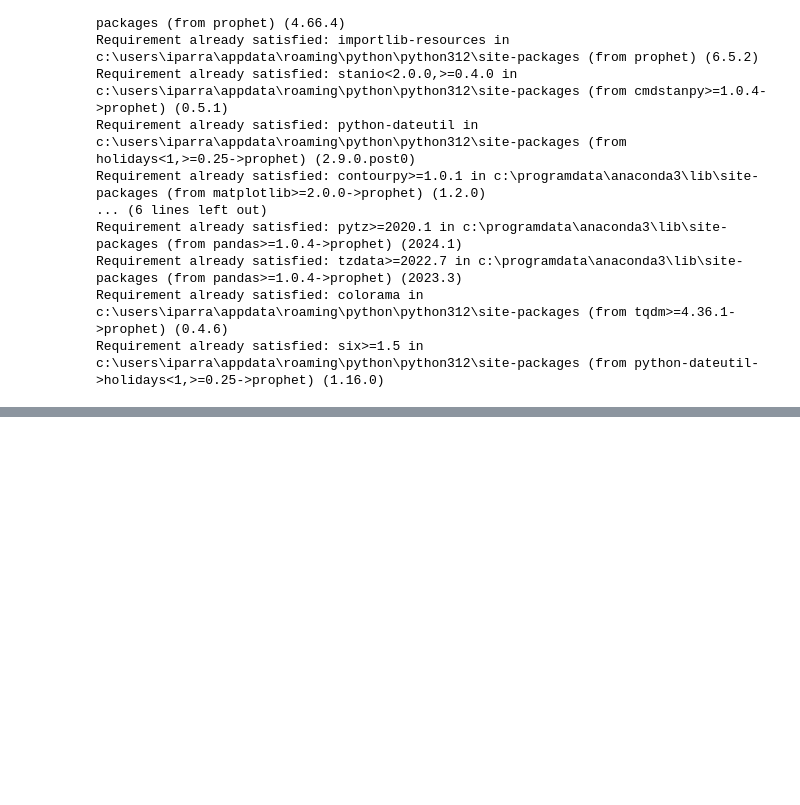
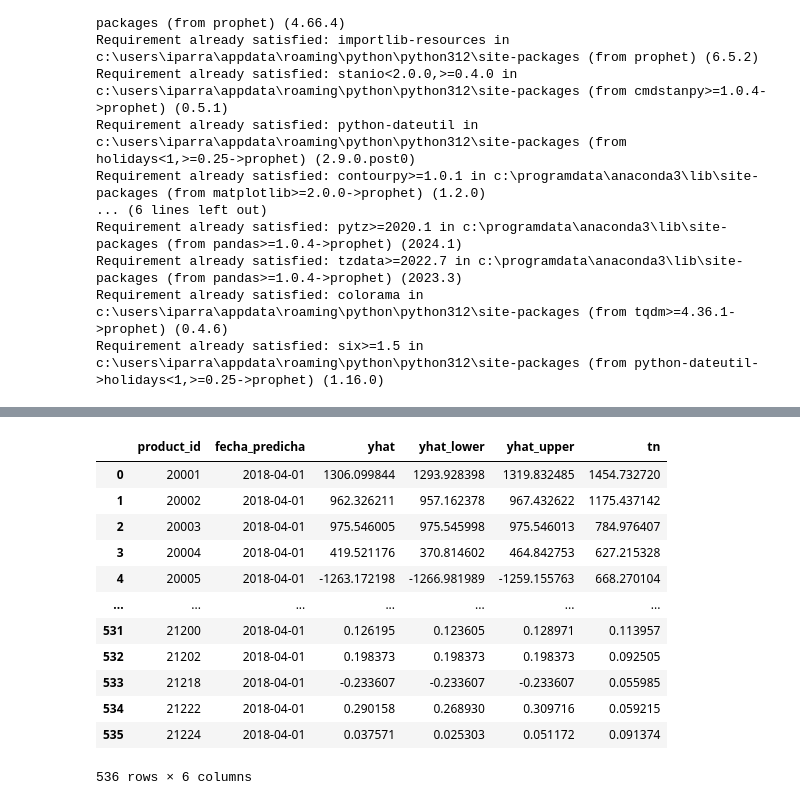
Before and after one commit to ivanjavierparra/Lab3-MCD, a Jupyter notebook: notebooks/model_prophet/prophet_v1.ipynb, the cells around one changed output, grey strips where cells are left out. Drawn from its saved outputs; the diff is of its cells as text; code cells hidden in the pictures; blank space fills up the shorter version.

```diff
--- a/notebooks/model_prophet/prophet_v1.ipynb
+++ b/notebooks/model_prophet/prophet_v1.ipynb
@@ -177,0 +218,32 @@ Requirement already satisfied: six>=1.5 in c:\users\iparra\appdata\roaming\pytho
+# %%
+def promedio_12_meses_780p():
+
+    df = pd.read_csv("./datasets/periodo_x_producto_con_target.csv", sep=',', encoding='utf-8')
+    df = df[df['periodo'] >= 201901]  # Filtrar desde 201901
+
+    productos_ok = pd.read_csv("../../data/raw/product_id_apredecir201912.csv", sep="\t")
+
+    df = df.merge(productos_ok, on='product_id', how='inner')
+
+    df = df.groupby('product_id').agg({'tn': 'mean'}).reset_index()
+
+    return df
+
+df_promedios = promedio_12_meses_780p()
+# %%
+df_predicciones = df_predicciones.merge(df_promedios, on='product_id', how='left')
+df_predicciones
+# %% [output]
+|  | product_id | fecha_predicha | yhat | yhat_lower | yhat_upper | tn |
+| 0 | 20001 | 2018-04-01 | 1306.099844 | 1293.928398 | 1319.832485 | 1454.732720 |
+| 1 | 20002 | 2018-04-01 | 962.326211 | 957.162378 | 967.432622 | 1175.437142 |
+| 2 | 20003 | 2018-04-01 | 975.546005 | 975.545998 | 975.546013 | 784.976407 |
+| 3 | 20004 | 2018-04-01 | 419.521176 | 370.814602 | 464.842753 | 627.215328 |
+| 4 | 20005 | 2018-04-01 | -1263.172198 | -1266.981989 | -1259.155763 | 668.270104 |
+| ... | ... | ... | ... | ... | ... | ... |
+| 531 | 21200 | 2018-04-01 | 0.126195 | 0.123605 | 0.128971 | 0.113957 |
+| 532 | 21202 | 2018-04-01 | 0.198373 | 0.198373 | 0.198373 | 0.092505 |
+| 533 | 21218 | 2018-04-01 | -0.233607 | -0.233607 | -0.233607 | 0.055985 |
+| 534 | 21222 | 2018-04-01 | 0.290158 | 0.268930 | 0.309716 | 0.059215 |
+| 535 | 21224 | 2018-04-01 | 0.037571 | 0.025303 | 0.051172 | 0.091374 |
+536 rows × 6 columns
```
Also changed, not shown: parts of 11 cells of this notebook, 1 other file.
